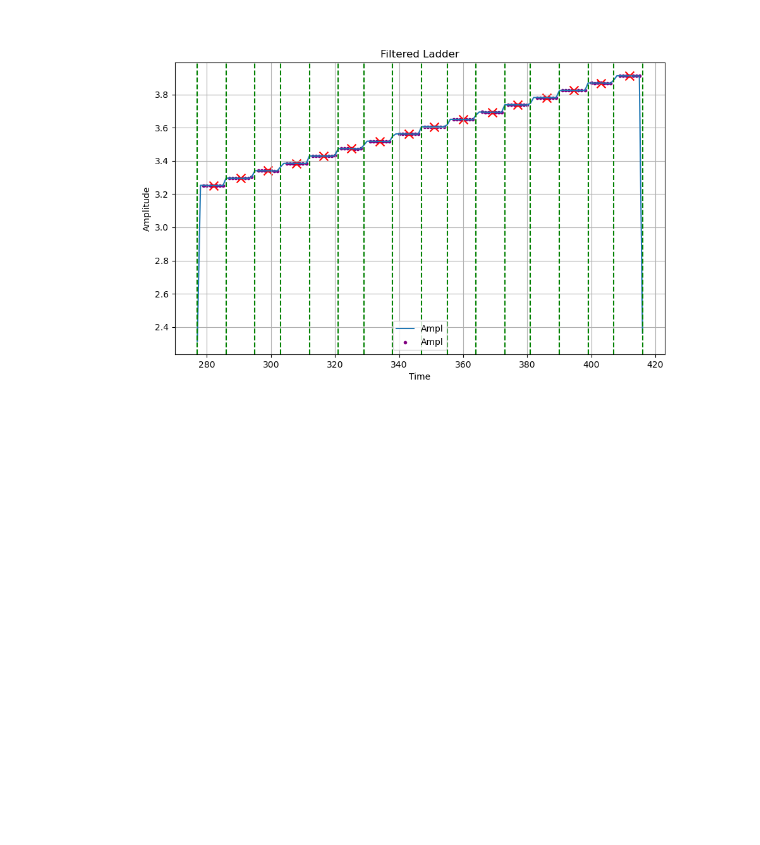
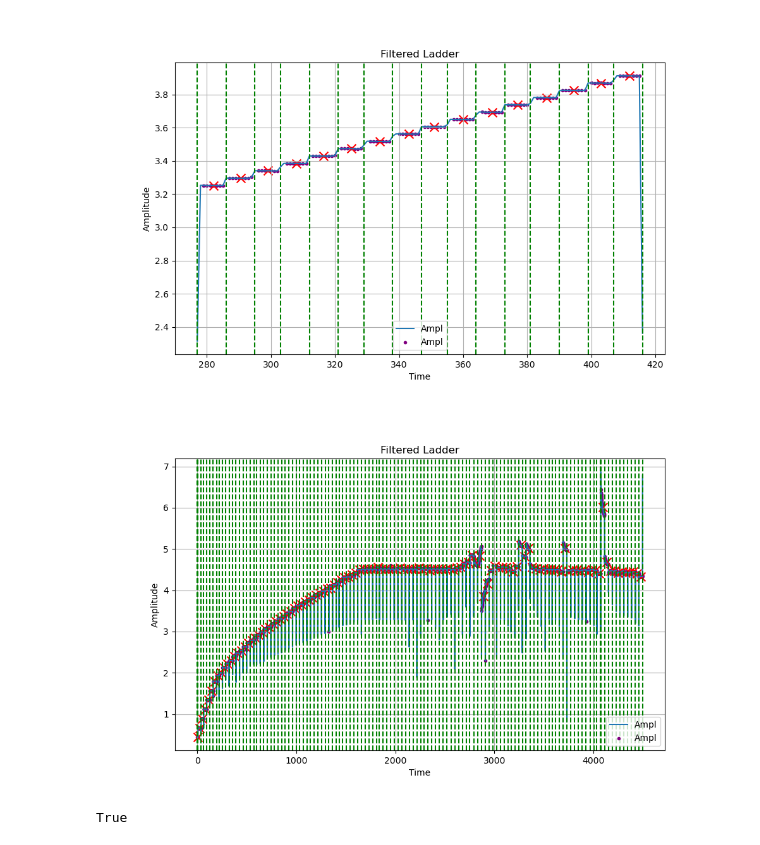
Before and after one commit to nyuad-astroparticle/vibration_testing, a Jupyter notebook: test.ipynb, the cells around one changed output. Saved outputs shown, nothing was run; the diff lists cells and outputs as text; code cells hidden in the pictures; blank space fills up the shorter version.

Commit message:
completed somewhat secondary calibration. some formatting left.

```diff
--- a/test.ipynb
+++ b/test.ipynb
@@ -25,0 +27,13 @@ calibration.create_amp_file()
+# %%
+iteration = trend.SecondaryCalibration('example_input/vertical_shake_test_trend.csv',
+                                       'example_input/vertical_ampFile.csv',
+                                       'f_range.csv',
+                                       'amp_range.csv')
+# %%
+iteration.plot_trend()
+# %% [output]
+[figure, added]
+# %%
+iteration.sanity_check()
+# %% [output]
+True
```
Also changed, not shown: parts of 4 cells of this notebook, 10 other files.
